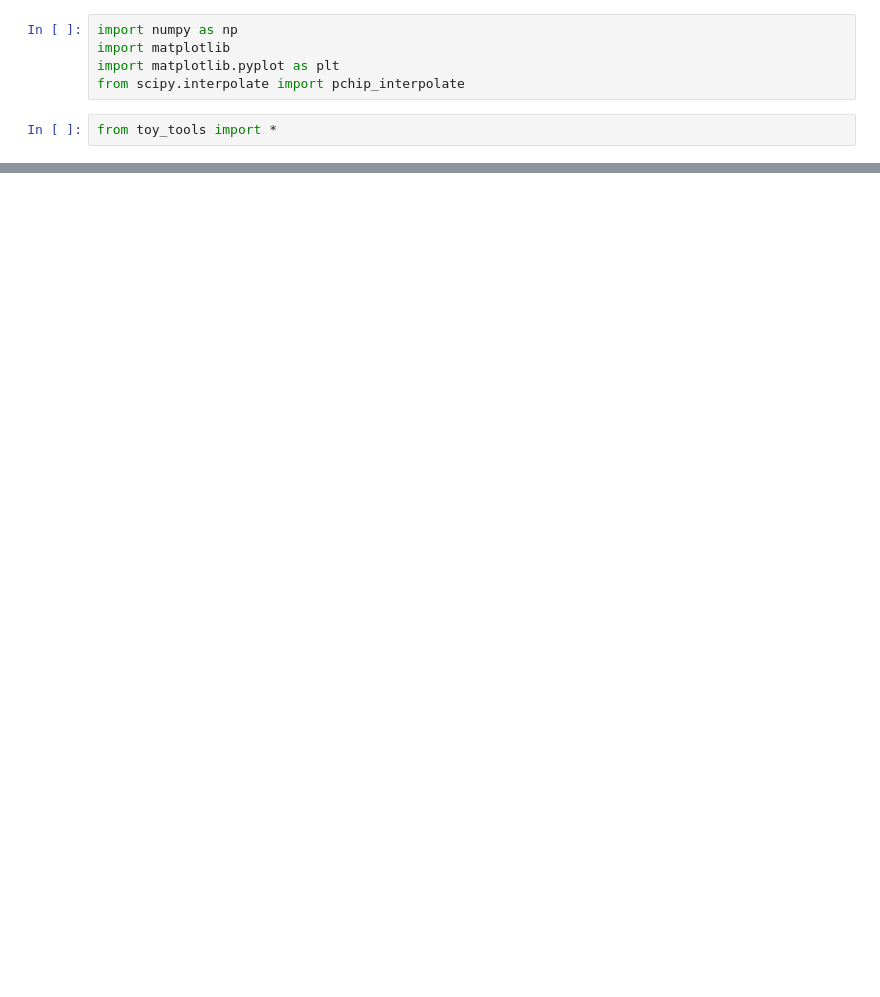
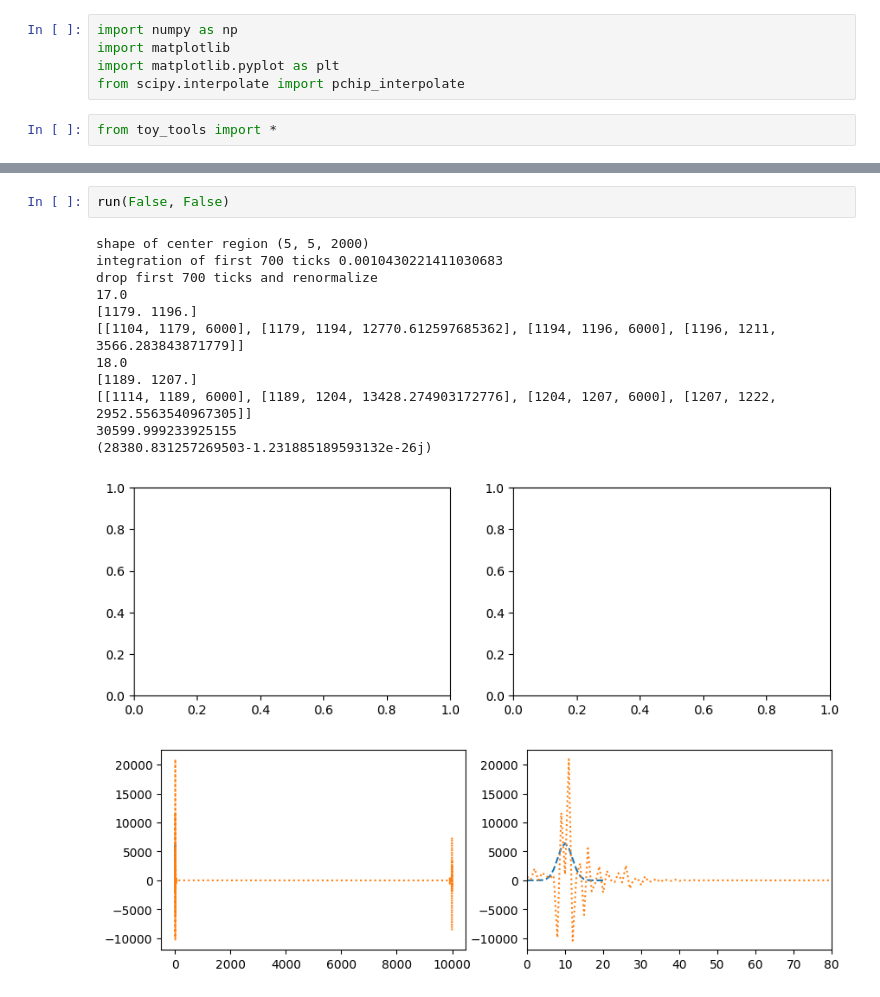
Before and after one commit to fanrado/2x2_ql, a Jupyter notebook: deconv/toy/toy_deconv.ipynb, the cells around one changed output, grey strips where cells are left out. Cells and saved outputs as stored; diff of their text form; blank space fills up the shorter version.

```diff
--- a/deconv/toy/toy_deconv.ipynb
+++ b/deconv/toy/toy_deconv.ipynb
@@ -69,0 +89,16 @@ drop first 700 ticks and renormalize
+# %%
+run(False, False)
+# %% [output]
+shape of center region (5, 5, 2000)
+integration of first 700 ticks 0.0010430221411030683
+drop first 700 ticks and renormalize
+17.0
+[1179. 1196.]
+[[1104, 1179, 6000], [1179, 1194, 12770.612597685362], [1194, 1196, 6000], [1196, 1211, 3566.283843871779]]
+18.0
+[1189. 1207.]
+[[1114, 1189, 6000], [1189, 1204, 13428.274903172776], [1204, 1207, 6000], [1207, 1222, 2952.5563540967305]]
+30599.999233925155
+(28380.831257269503-1.231885189593132e-26j)
+[figure, added]
+[figure, added]
```
Also changed, not shown: parts of 3 cells of this notebook, 2 other files.
